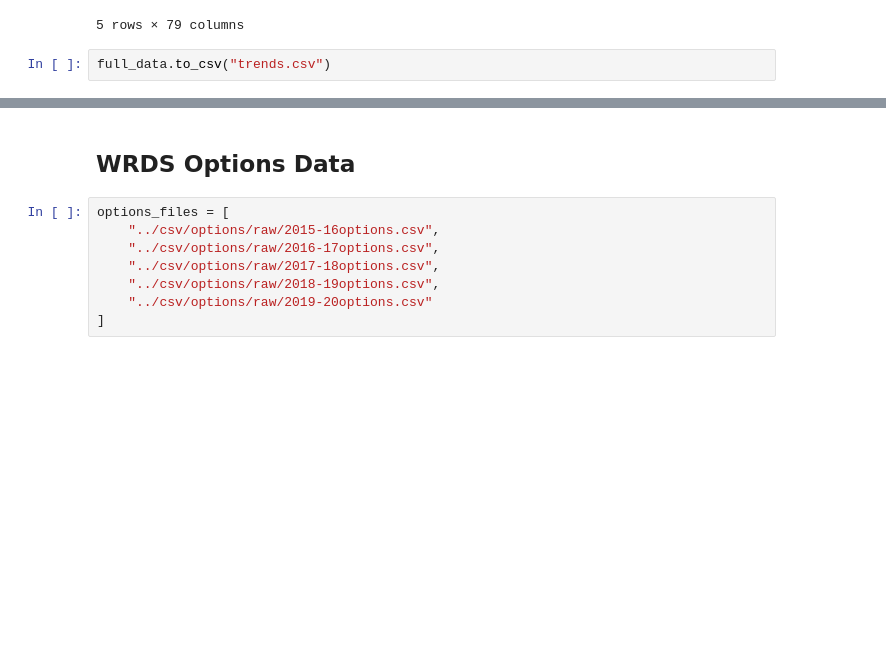
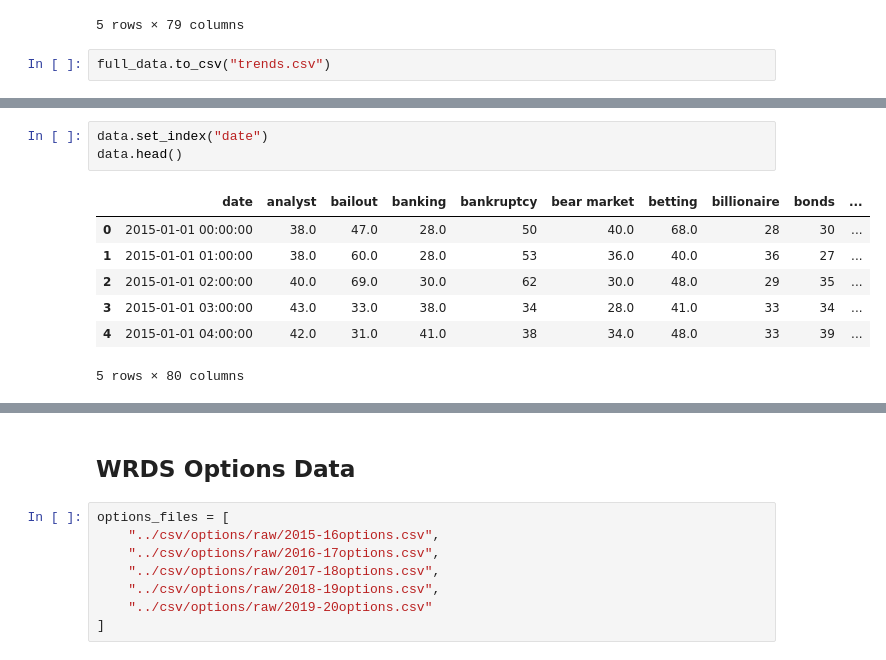
Before and after one commit to PrathamRawat/IV-Forecasting, a Jupyter notebook: code/data_preparation.ipynb, the cells around one changed output, grey strips where cells are left out. Saved outputs shown, nothing was run; the diff lists cells and outputs as text; blank space fills up the shorter version.

```diff
--- a/code/data_preparation.ipynb
+++ b/code/data_preparation.ipynb
@@ -151,0 +165,11 @@ full_data.to_csv("trends.csv")
+# %%
+data.set_index("date")
+data.head()
+# %% [output]
+|  | date | analyst | bailout | banking | bankruptcy | bear market | betting | billionaire | bonds | ... |
+| 0 | 2015-01-01 00:00:00 | 38.0 | 47.0 | 28.0 | 50 | 40.0 | 68.0 | 28 | 30 | ... |
+| 1 | 2015-01-01 01:00:00 | 38.0 | 60.0 | 28.0 | 53 | 36.0 | 40.0 | 36 | 27 | ... |
+| 2 | 2015-01-01 02:00:00 | 40.0 | 69.0 | 30.0 | 62 | 30.0 | 48.0 | 29 | 35 | ... |
+| 3 | 2015-01-01 03:00:00 | 43.0 | 33.0 | 38.0 | 34 | 28.0 | 41.0 | 33 | 34 | ... |
+| 4 | 2015-01-01 04:00:00 | 42.0 | 31.0 | 41.0 | 38 | 34.0 | 48.0 | 33 | 39 | ... |
+5 rows × 80 columns
```
Also changed, not shown: parts of 11 cells of this notebook, 1 other file.
